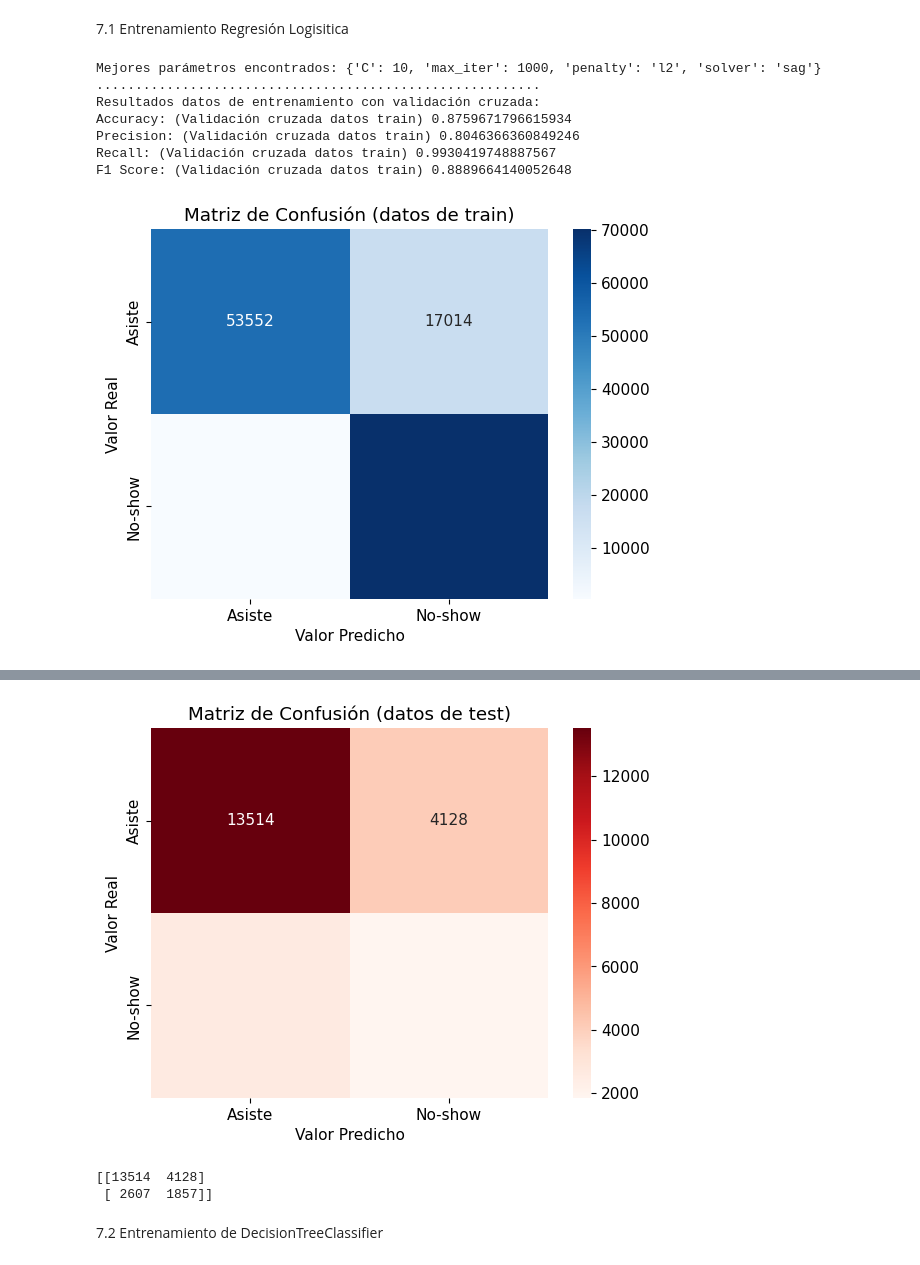
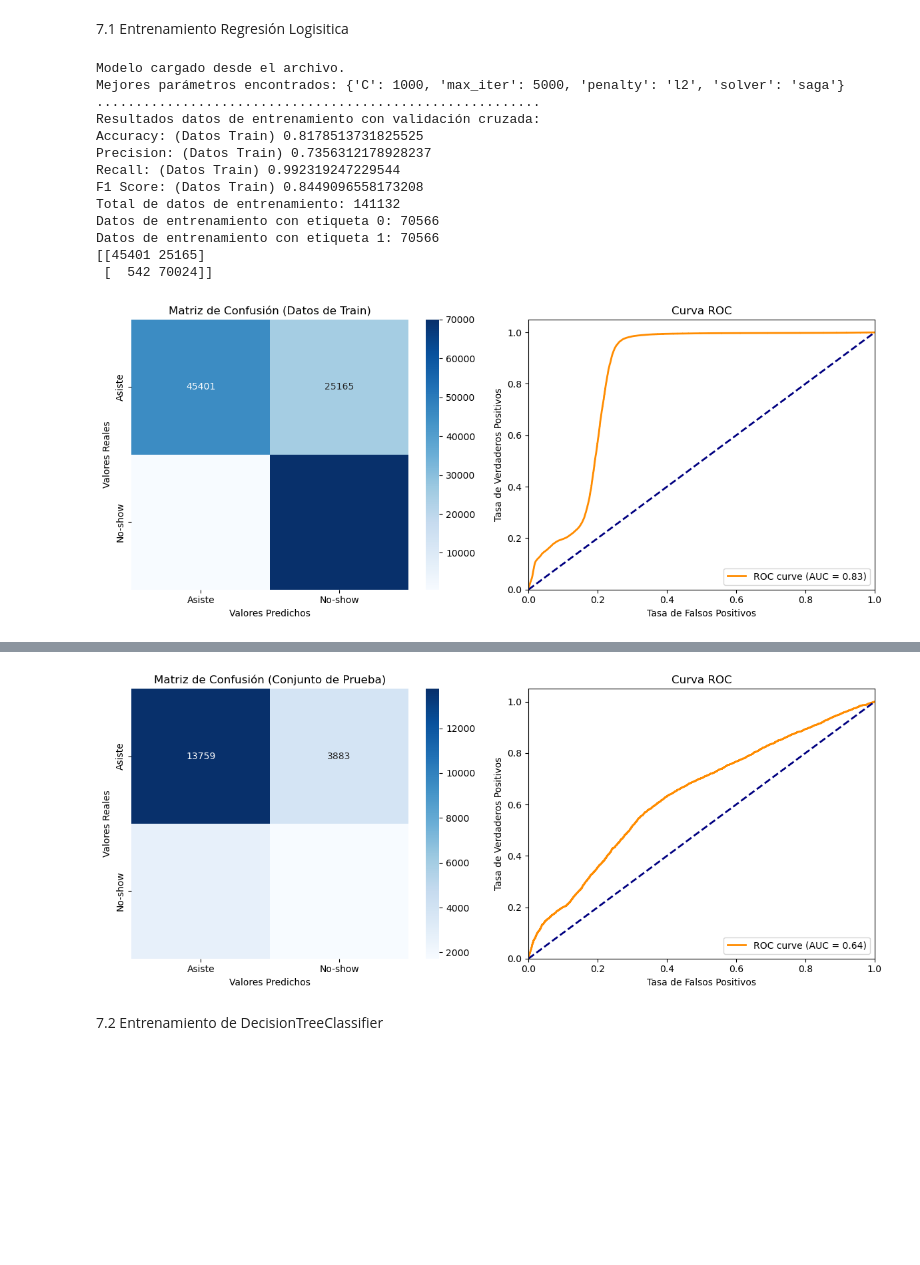
Before and after one commit to SValduezaL/TFM-Master-IA-INESDI, a Jupyter notebook: BBDD Kaagle/predicción_ inasistencia_v2.ipynb, the cells around one changed output, grey strips where cells are left out. Drawn from its saved outputs; the diff is of its cells as text; code cells hidden in the pictures; blank space fills up the shorter version.

```diff
--- a/BBDD Kaagle/predicción_ inasistencia_v2.ipynb
+++ b/BBDD Kaagle/predicción_ inasistencia_v2.ipynb
@@ -491,9 +486,9 @@ pd.DataFrame(X_test_scaled).to_csv('X_test_scaled.csv', index=False)
 # 7) Entrenamiento de modelos de Machine Learning:
 # %%
 # Se cargan los datos de entrenamiento y test
-X_balanced_scaled = pd.read_csv('X_balanced_scaled.csv').values
-y_balanced = pd.read_csv('y_balanced.csv').values.ravel()
-X_test_scaled = pd.read_csv('X_test_scaled.csv').values
-y_test = pd.read_csv('y_test.csv').values.ravel()
+X_train = pd.read_csv('X_train.csv')
+X_test = pd.read_csv('X_test.csv')
+y_train = pd.read_csv('y_train.csv', header=None)
+y_test = pd.read_csv('y_test.csv', header=None)
 # %%
 #Se verifica la base de datos con las que se entrenará el modelo
@@ -618,31 +623,48 @@ def evaluar_modelo(modelo, grid_search, X_train, y_train, X_test, y_test):
 # %% [markdown]
 7.1 Entrenamiento Regresión Logisitica
 # %%
-# Diccionario de parámetros a probar extendiendo el espacio de búsqueda
-param_grid = {
-    'max_iter': [1000, 2000, 3000, 4000, 5000], # Número máximo de iteraciones
-    'C': [0.001, 0.01, 0.1, 1, 10, 100, 1000], # Inversa del término de regularización, sirve para controlar el sobreajuste
-    'penalty': ['l2'], # Tipo de regularización,
-    'solver': ['newton-cg', 'lbfgs', 'liblinear', 'sag', 'saga'] # Algoritmo a utilizar en el problema de optimización
-}
+# Nombre del archivo donde se guardará/cargará el modelo
+nombre = 'best_logistic_regression.joblib'
 
-# Crear una instancia de GridSearchCV optimizada para la precisión
-grid_search = GridSearchCV(LogisticRegression(class_weight=class_weight), param_grid, cv=5, scoring='precision', n_jobs=-1)
+if os.path.exists(nombre):
+    best_model_logistic_regresion = joblib.load(nombre)
+    print("Modelo cargado desde el archivo.")
+else:
+    # Diccionario de parámetros a probar extendiendo el espacio de búsqueda
+    param_grid = {
+        'max_iter': [1000, 2000, 3000, 4000, 5000],
+        'C': [0.001, 0.01, 0.1, 1, 10, 100, 1000],
+        'penalty': ['l2'],
+        'solver': ['newton-cg', 'lbfgs', 'liblinear', 'sag', 'saga']
+    }
 
-# Ajustar GridSearchCV
-grid_search.fit(X_balanced_scaled, y_balanced)
+    # Crear una instancia de GridSearchCV optimizada para la precisión
+    grid_search = GridSearchCV(LogisticRegression(class_weight=class_weight), param_grid, cv=5, scoring='precision', n_jobs=-1)
 
-# Guardar el mejor modelo
-best_model_logistic_regresion = grid_search.best_estimator_
+    # Ajustar GridSearchCV
+    grid_search.fit(X_train, y_train)
 
-# Evaluar el modelo
-evaluar_modelo(grid_search, X_balanced_scaled, y_balanced, X_test_scaled, y_test)
+    # Guardar el mejor modelo
+    best_model_logistic_regresion = grid_search.best_estimator_
+
+    # Guardar el modelo en el archivo
+    joblib.dump(best_model_logistic_regresion, nombre)
+    print("Modelo entrenado y guardado en el archivo.")
+
+# Evaluar el modelo (tanto si se acaba de entrenar como si se ha cargado desde un archivo)
+evaluar_modelo(best_model_logistic_regresion, grid_search, X_train, y_train, X_test, y_test)
 # %% [output]
-Mejores parámetros encontrados: {'C': 10, 'max_iter': 1000, 'penalty': 'l2', 'solver': 'sag'}
+Modelo cargado desde el archivo.
+Mejores parámetros encontrados: {'C': 1000, 'max_iter': 5000, 'penalty': 'l2', 'solver': 'saga'}
 .........................................................
 Resultados datos de entrenamiento con validación cruzada:
-Accuracy: (Validación cruzada datos train) 0.8759671796615934
-Precision: (Validación cruzada datos train) 0.8046366360849246
-Recall: (Validación cruzada datos train) 0.9930419748887567
-F1 Score: (Validación cruzada datos train) 0.8889664140052648
+Accuracy: (Datos Train) 0.8178513731825525
+Precision: (Datos Train) 0.7356312178928237
+Recall: (Datos Train) 0.992319247229544
+F1 Score: (Datos Train) 0.8449096558173208
+Total de datos de entrenamiento: 141132
+Datos de entrenamiento con etiqueta 0: 70566
+Datos de entrenamiento con etiqueta 1: 70566
+[[45401 25165]
+ [  542 70024]]
-[figure, old version]
+[figure, new version]
@@ -657,6 +682,4 @@ F1 Score (Datos de Test): 0.35544071202985933
-[figure, old version]
+[figure, new version]
-[[13514  4128]
- [ 2607  1857]]
 # %% [markdown]
 7.2 Entrenamiento de DecisionTreeClassifier
 # %%
```
Also changed, not shown: parts of 21 cells of this notebook.
